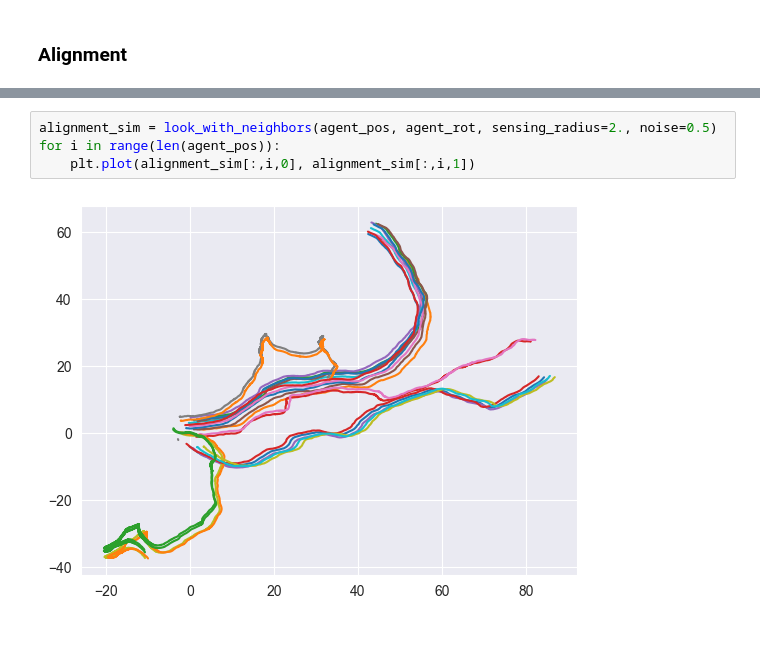
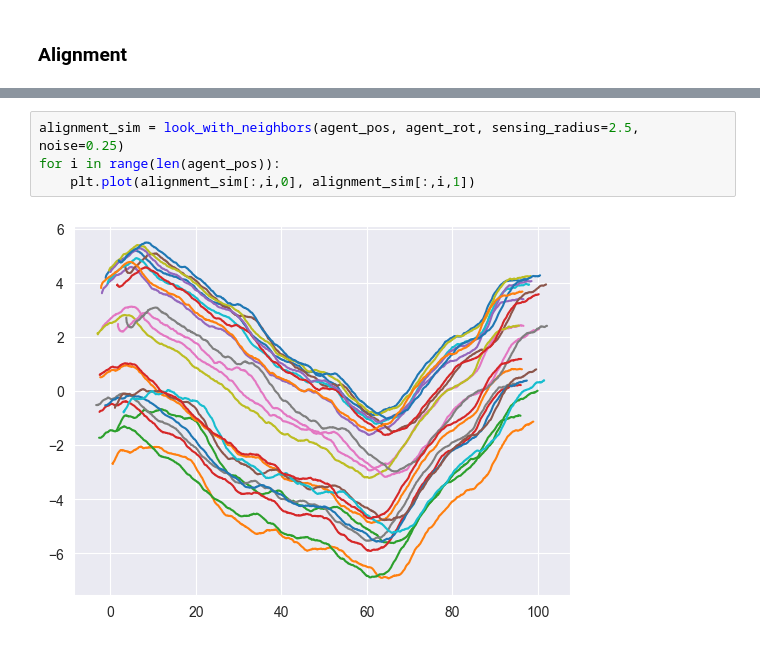
Before and after one commit to jerrymhuang/TogetherFlow, a Jupyter notebook: togetherflow/simulation_test.ipynb, the cells around one changed output, grey strips where cells are left out. Saved outputs shown, nothing was run; the diff lists cells and outputs as text.

```diff
--- a/togetherflow/simulation_test.ipynb
+++ b/togetherflow/simulation_test.ipynb
@@ -132,9 +132,9 @@ al_influence
 # %%
-alignment_sim = look_with_neighbors(agent_pos, agent_rot, sensing_radius=2., noise=0.5)
+alignment_sim = look_with_neighbors(agent_pos, agent_rot, sensing_radius=2.5, noise=0.25)
 for i in range(len(agent_pos)):
     plt.plot(alignment_sim[:,i,0], alignment_sim[:,i,1])
 # %% [output]
-[figure, old version]
+[figure, new version]
 # %%
 al = inspect_alignment_influence(alignment_sim)
 
```
Also changed, not shown: parts of 16 cells of this notebook, 6 other files.
